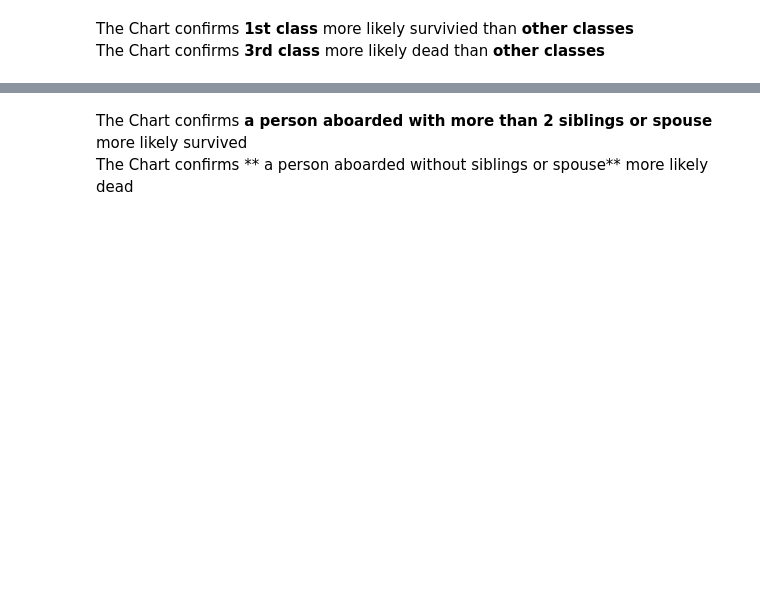
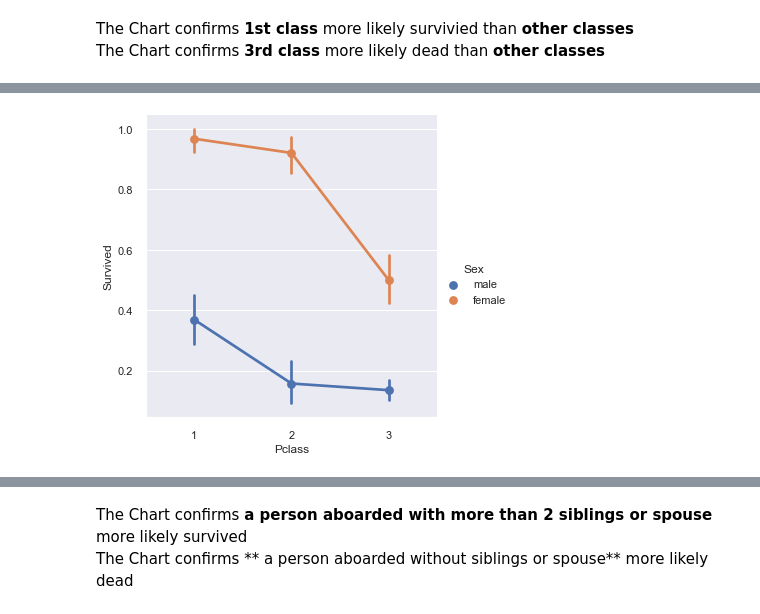
Before and after one commit to Hot-KimChi/ML_DL_study, a Jupyter notebook: 3_kaggle/kaggle-titanic-master/titanic-solution.ipynb, the cells around one changed output, grey strips where cells are left out. Drawn from its saved outputs; the diff is of its cells as text; code cells hidden in the pictures; blank space fills up the shorter version.

```diff
--- a/3_kaggle/kaggle-titanic-master/titanic-solution.ipynb
+++ b/3_kaggle/kaggle-titanic-master/titanic-solution.ipynb
@@ -218,0 +311,5 @@ The Chart confirms **3rd class** more likely dead than **other classes**
+# %%
+sns.factorplot('Pclass','Survived', hue='Sex', data=train)
+plt.show()
+# %% [output]
+[figure, added]
```
Also changed, not shown: parts of 66 cells of this notebook.
